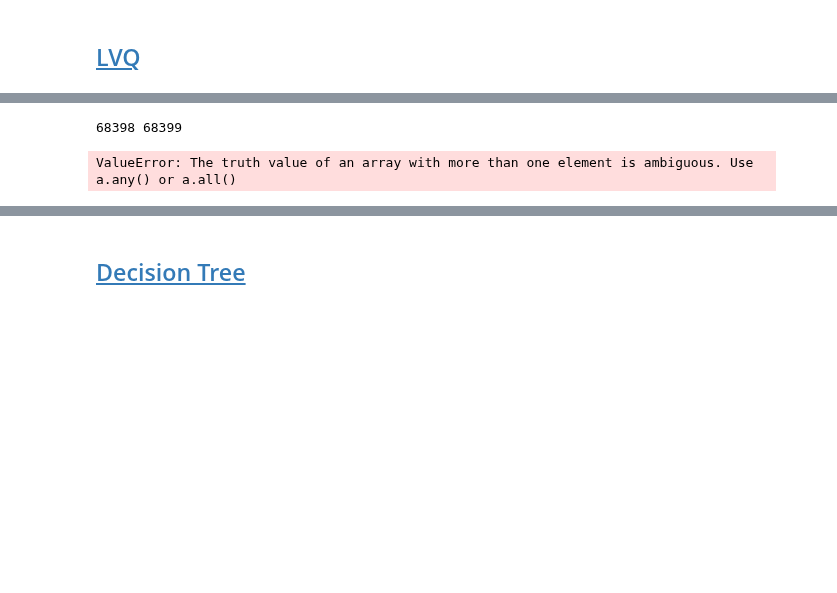
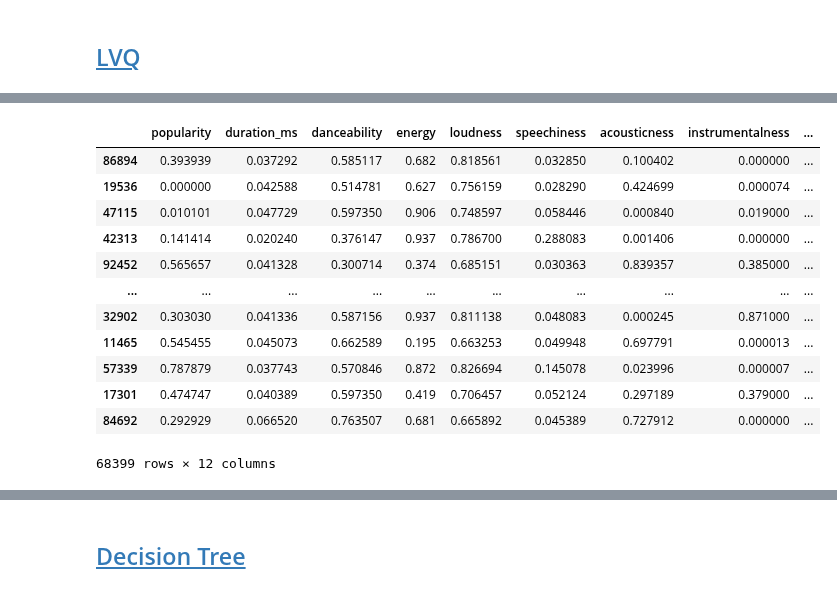
Before and after one commit to Zuluke/Projetos-AM, a Jupyter notebook: spotify_activity/musical_genre_classification_atv - Copia.ipynb, the cells around one changed output, grey strips where cells are left out. Cells and saved outputs as stored; diff of their text form; code cells hidden in the pictures; blank space fills up the shorter version.

```diff
--- a/spotify_activity/musical_genre_classification_atv - Copia.ipynb
+++ b/spotify_activity/musical_genre_classification_atv - Copia.ipynb
@@ -389,21 +247,0 @@ AttributeError: 'numpy.ndarray' object has no attribute 'drop'
-# %%
-# Test LVQ on Spotify Dataset
-n_folds = 2
-learn_rate = 000.1
-n_epochs = 10
-n_codebooks = 15
-# load and prepare data
-ds_train = np.concatenate((df_cara_train, df_clas_train.reshape(-1, 1)), axis=1)
-scores= evaluate_algorithm(ds_train,learning_vector_quantization, n_folds,df_cara_train, n_codebooks, learn_rate, n_epochs)
-
-evaluation = {
-    'accuracy': sum(scores[0])/float(len(scores[0])),
-    'precision': sum(scores[1])/float(len(scores[1])),
-    'recall': sum(scores[2])/float(len(scores[2])),
-    'f1': sum(scores[3])/float(len(scores[3]))
-}
-
-print(evaluation)
-# %% [output]
-68398 68399
-ValueError: The truth value of an array with more than one element is ambiguous. Use a.any() or a.all()
@@ -409,0 +408,16 @@ ValueError: The truth value of an array with more than one element is ambiguous.
+# %%
+df_train_2
+# %% [output]
+|  | popularity | duration_ms | danceability | energy | loudness | speechiness | acousticness | instrumentalness | ... |
+| 86894 | 0.393939 | 0.037292 | 0.585117 | 0.682 | 0.818561 | 0.032850 | 0.100402 | 0.000000 | ... |
+| 19536 | 0.000000 | 0.042588 | 0.514781 | 0.627 | 0.756159 | 0.028290 | 0.424699 | 0.000074 | ... |
+| 47115 | 0.010101 | 0.047729 | 0.597350 | 0.906 | 0.748597 | 0.058446 | 0.000840 | 0.019000 | ... |
+| 42313 | 0.141414 | 0.020240 | 0.376147 | 0.937 | 0.786700 | 0.288083 | 0.001406 | 0.000000 | ... |
+| 92452 | 0.565657 | 0.041328 | 0.300714 | 0.374 | 0.685151 | 0.030363 | 0.839357 | 0.385000 | ... |
+| ... | ... | ... | ... | ... | ... | ... | ... | ... | ... |
+| 32902 | 0.303030 | 0.041336 | 0.587156 | 0.937 | 0.811138 | 0.048083 | 0.000245 | 0.871000 | ... |
+| 11465 | 0.545455 | 0.045073 | 0.662589 | 0.195 | 0.663253 | 0.049948 | 0.697791 | 0.000013 | ... |
+| 57339 | 0.787879 | 0.037743 | 0.570846 | 0.872 | 0.826694 | 0.145078 | 0.023996 | 0.000007 | ... |
+| 17301 | 0.474747 | 0.040389 | 0.597350 | 0.419 | 0.706457 | 0.052124 | 0.297189 | 0.379000 | ... |
+| 84692 | 0.292929 | 0.066520 | 0.763507 | 0.681 | 0.665892 | 0.045389 | 0.727912 | 0.000000 | ... |
+68399 rows × 12 columns
```
Also changed, not shown: parts of 8 cells of this notebook.
